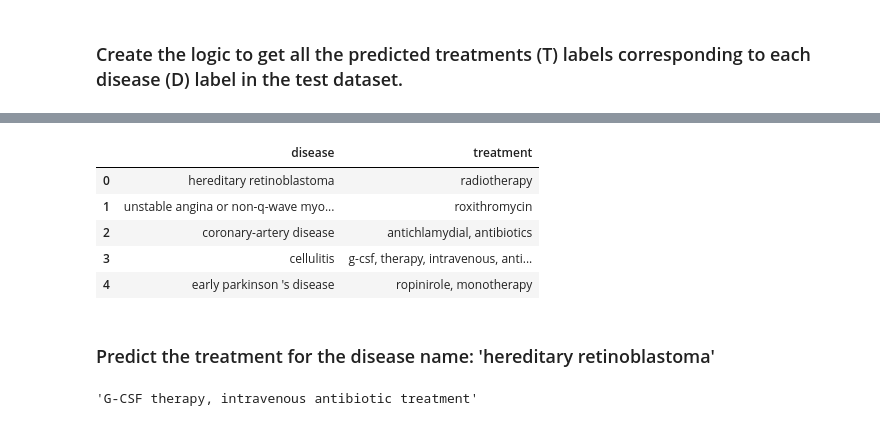
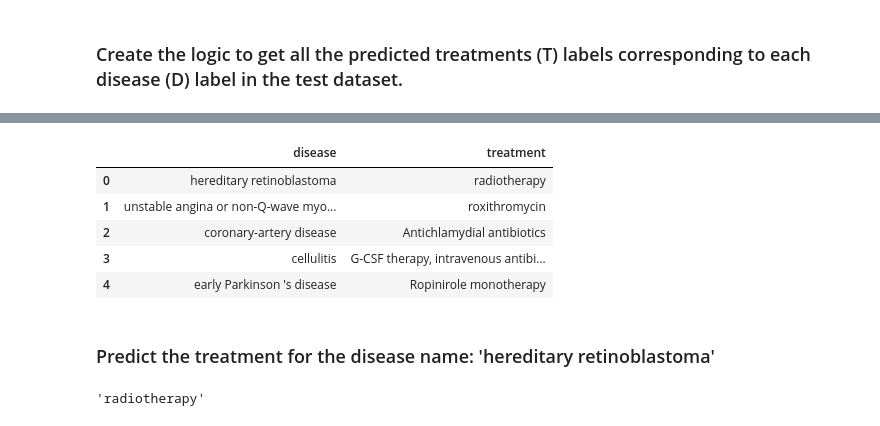
Before and after one commit to vivekbabu/syntactic-processing-assignment, a Jupyter notebook: Identifying_Entities_In_Healthcare.ipynb, the cells around one changed output, grey strips where cells are left out. Saved outputs shown, nothing was run; the diff lists cells and outputs as text; code cells hidden in the pictures.

```diff
--- a/Identifying_Entities_In_Healthcare.ipynb
+++ b/Identifying_Entities_In_Healthcare.ipynb
@@ -407,18 +407,18 @@ for count, labels in enumerate(Y_pred):
                 treatment=treatment+' '
         dict[disease.rstrip(', ')]=treatment.rstrip(', ')
 # %%
-df1=pd.DataFrame(disease_dict.items(),columns=['disease','treatment'])
+df1=pd.DataFrame(dict.items(),columns=['disease','treatment'])
 df1.head(5)
 # %% [output]
 |  | disease | treatment |
 | 0 | hereditary retinoblastoma | radiotherapy |
-| 1 | unstable angina or non-q-wave myo... | roxithromycin |
-| 2 | coronary-artery disease | antichlamydial, antibiotics |
-| 3 | cellulitis | g-csf, therapy, intravenous, anti... |
-| 4 | early parkinson 's disease | ropinirole, monotherapy |
+| 1 | unstable angina or non-Q-wave myo... | roxithromycin |
+| 2 | coronary-artery disease | Antichlamydial antibiotics |
+| 3 | cellulitis | G-CSF therapy, intravenous antibi... |
+| 4 | early Parkinson 's disease | Ropinirole monotherapy |
 # %% [markdown]
 ### Predict the treatment for the disease name: 'hereditary retinoblastoma'
-# %%
-dict['cellulitis']
-# %% [output]
-'G-CSF therapy, intravenous antibiotic treatment'
+# %%
+dict['hereditary retinoblastoma']
+# %% [output]
+'radiotherapy'
```
